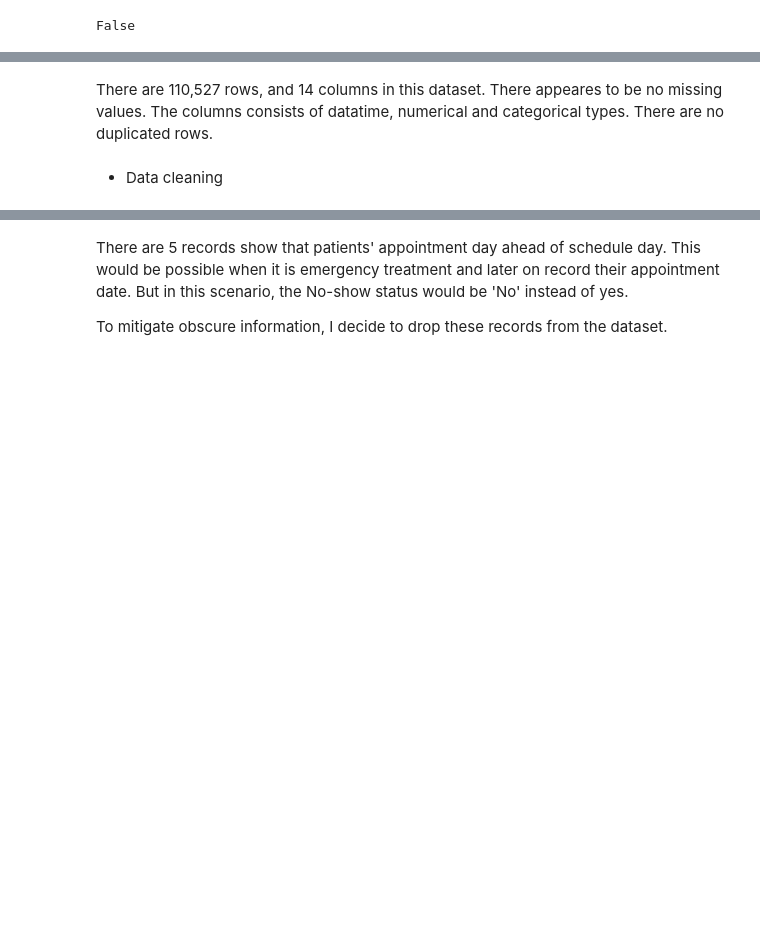
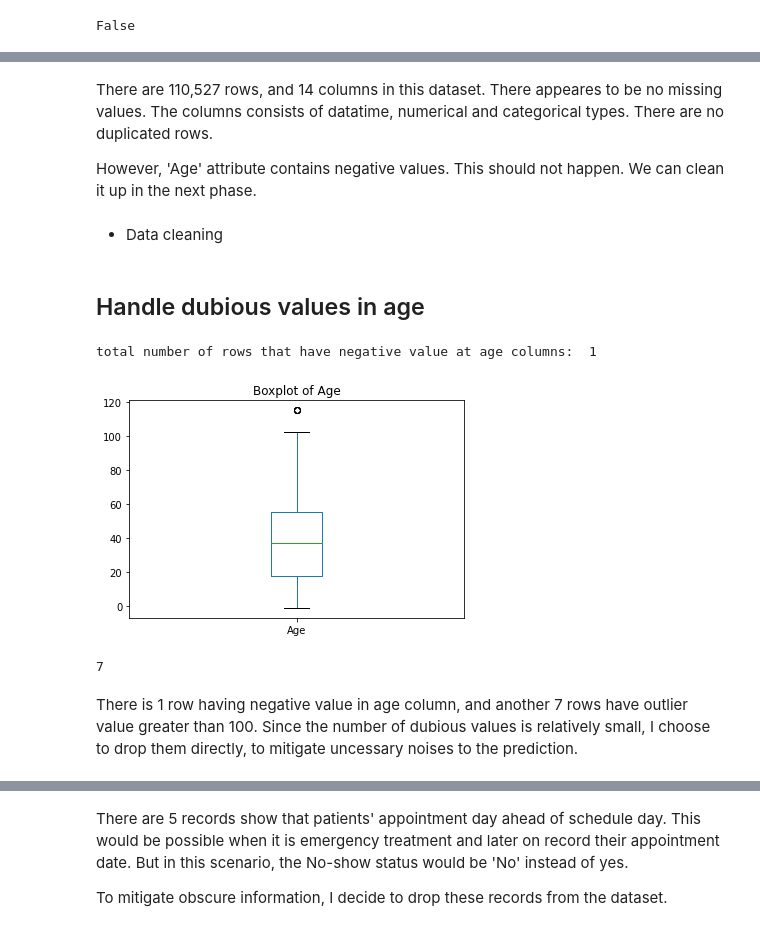
Before and after one commit to AilingLiu/Data_Analyst_NanoDegree_Udacity, a Jupyter notebook: Project_Investigate_Dataset/Medical_Appointment_No_Shows.ipynb, the cells around one changed output, grey strips where cells are left out. Drawn from its saved outputs; the diff is of its cells as text; code cells hidden in the pictures; blank space fills up the shorter version.

Commit message:
revise notebook to include cleaning of age

```diff
--- a/Project_Investigate_Dataset/Medical_Appointment_No_Shows.ipynb
+++ b/Project_Investigate_Dataset/Medical_Appointment_No_Shows.ipynb
@@ -110,4 +122,25 @@ False
 # %% [markdown]
 There are 110,527 rows, and 14 columns in this dataset. There appeares to be no missing values. The columns consists of datatime, numerical and categorical types. There are no duplicated rows.
+
+However, 'Age' attribute contains negative values. This should not happen. We can clean it up in the next phase.
 # %% [markdown]
 * Data cleaning
+# %% [markdown]
+## Handle dubious values in age
+# %%
+print('total number of rows that have negative value at age columns: ', (noshow['Age']<0).sum())
+# %% [output]
+total number of rows that have negative value at age columns:  1
+# %%
+ax = noshow['Age'].plot(kind='box', figsize=(6, 4))
+ax.set(title='Boxplot of Age')
+save_fig('Boxplot_of_Age')
+# %% [output]
+[figure, added]
+# %%
+# number of patients whose age is greater than 100
+(noshow['Age']>100).sum()
+# %% [output]
+7
+# %% [markdown]
+There is 1 row having negative  value in age column, and another 7 rows have outlier value greater than 100. Since the number of dubious values is relatively small, I choose to drop them directly, to mitigate uncessary noises to the prediction.
```
Also changed, not shown: parts of 13 cells of this notebook, 1 other file.
